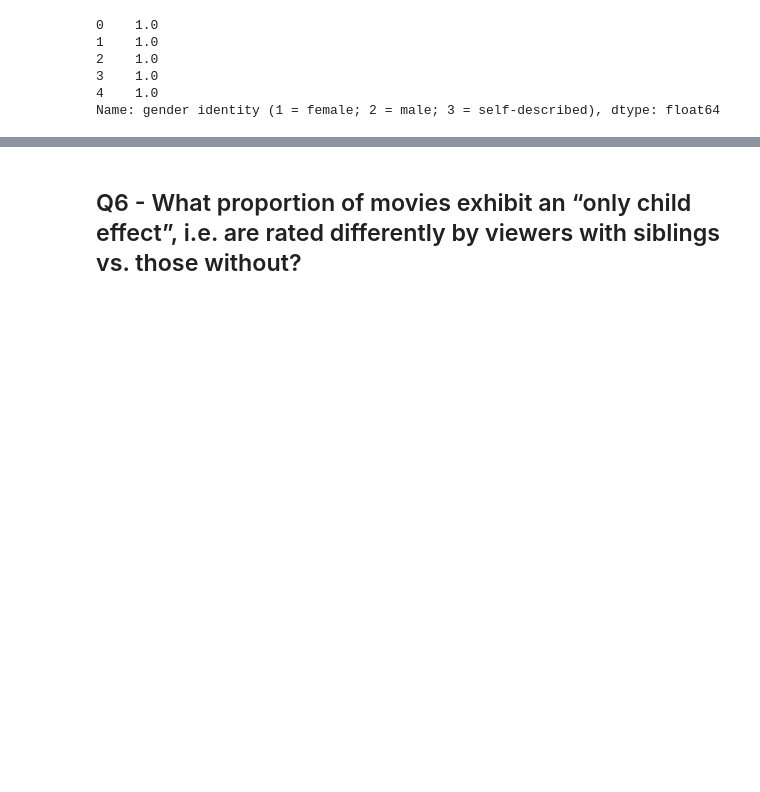
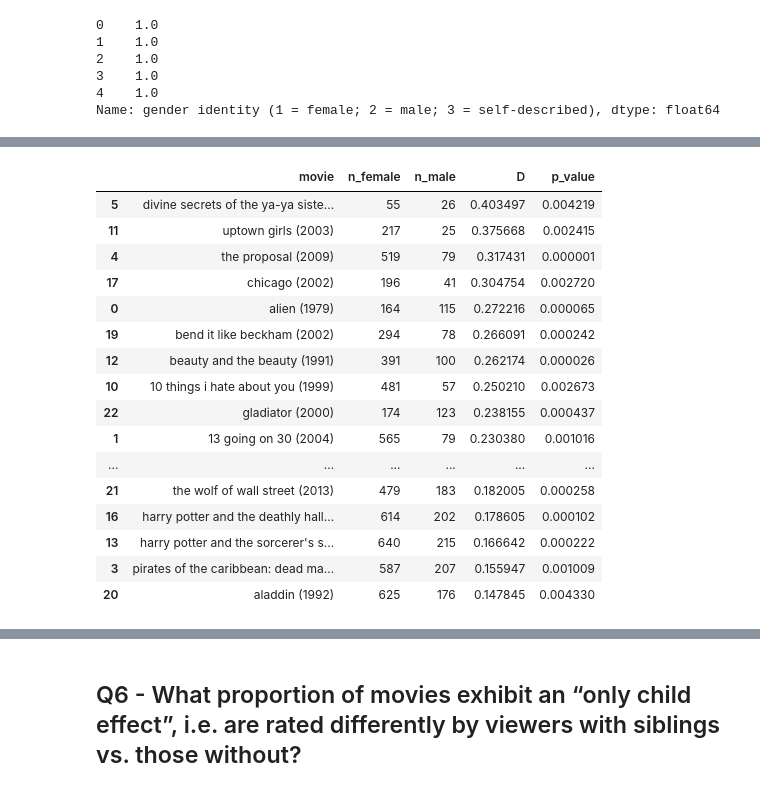
Before and after one commit to jtad96/hypothesis-testing-project, a Jupyter notebook: analyses/beibarys_questions7,8,9.ipynb, the cells around one changed output, grey strips where cells are left out. Saved outputs shown, nothing was run; the diff lists cells and outputs as text; code cells hidden in the pictures; blank space fills up the shorter version.

```diff
--- a/analyses/beibarys_questions7,8,9.ipynb
+++ b/analyses/beibarys_questions7,8,9.ipynb
@@ -293,0 +260,25 @@ df_results.sort_values(by = ["median_diff"],
+# %%
+# convert results to dataframe
+df_results = pd.DataFrame(results_q4_ks).copy()
+
+# compare and sort values from increasing to decreasing D statistic
+df_results.sort_values(by = ["D"],
+                       ascending= False)
+# %% [output]
+|  | movie | n_female | n_male | D | p_value |
+| 5 | divine secrets of the ya-ya siste... | 55 | 26 | 0.403497 | 0.004219 |
+| 11 | uptown girls (2003) | 217 | 25 | 0.375668 | 0.002415 |
+| 4 | the proposal (2009) | 519 | 79 | 0.317431 | 0.000001 |
+| 17 | chicago (2002) | 196 | 41 | 0.304754 | 0.002720 |
+| 0 | alien (1979) | 164 | 115 | 0.272216 | 0.000065 |
+| 19 | bend it like beckham (2002) | 294 | 78 | 0.266091 | 0.000242 |
+| 12 | beauty and the beauty (1991) | 391 | 100 | 0.262174 | 0.000026 |
+| 10 | 10 things i hate about you (1999) | 481 | 57 | 0.250210 | 0.002673 |
+| 22 | gladiator (2000) | 174 | 123 | 0.238155 | 0.000437 |
+| 1 | 13 going on 30 (2004) | 565 | 79 | 0.230380 | 0.001016 |
+| ... | ... | ... | ... | ... | ... |
+| 21 | the wolf of wall street (2013) | 479 | 183 | 0.182005 | 0.000258 |
+| 16 | harry potter and the deathly hall... | 614 | 202 | 0.178605 | 0.000102 |
+| 13 | harry potter and the sorcerer's s... | 640 | 215 | 0.166642 | 0.000222 |
+| 3 | pirates of the caribbean: dead ma... | 587 | 207 | 0.155947 | 0.001009 |
+| 20 | aladdin (1992) | 625 | 176 | 0.147845 | 0.004330 |
```
Also changed, not shown: parts of 66 cells of this notebook.
